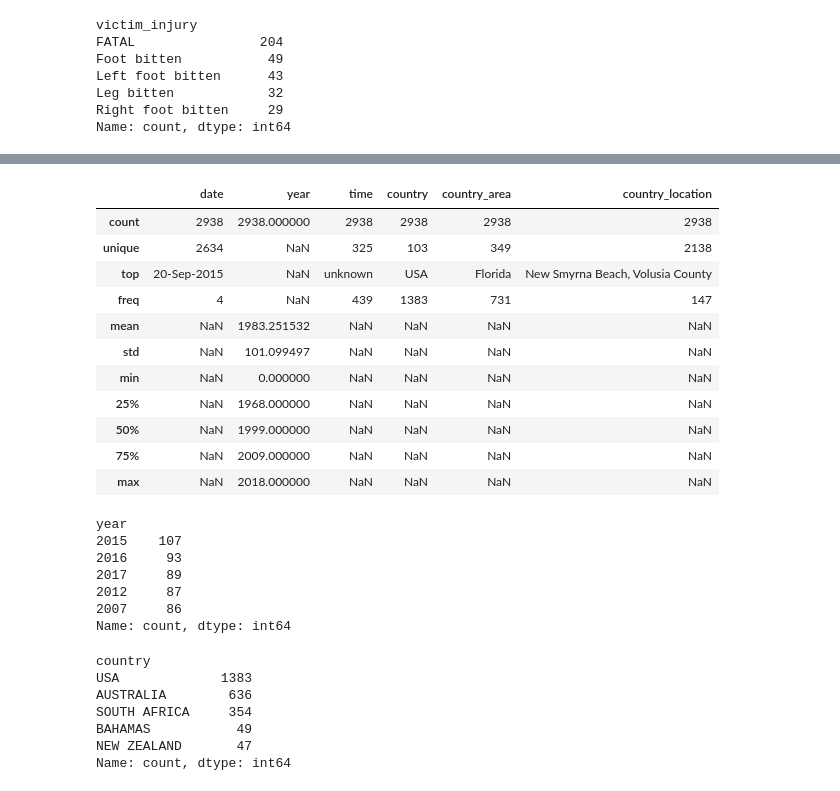
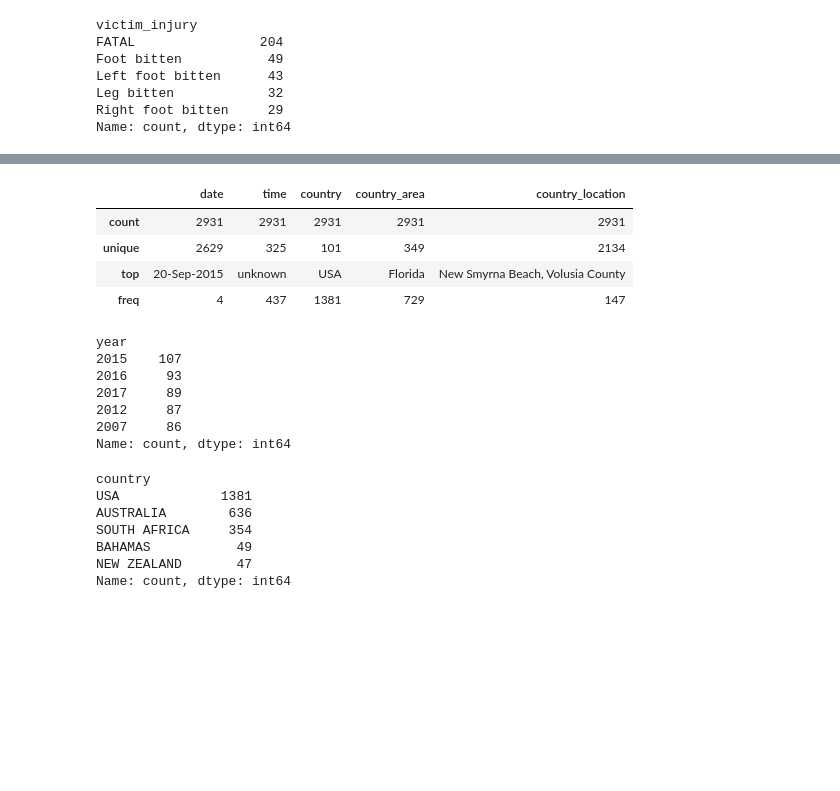
Before and after one commit to Blanca95/ataque_de_tiburones, a Jupyter notebook: main.ipynb, the cells around one changed output, grey strips where cells are left out. Drawn from its saved outputs; the diff is of its cells as text; code cells hidden in the pictures; blank space fills up the shorter version.

```diff
--- a/main.ipynb
+++ b/main.ipynb
@@ -253,0 +256,10 @@ shark['shark_species'].unique()
+# %%
+mapping = {
+    'M': 'N',
+    ' N': 'N',
+    '2017': 'UNKNOWN',
+    'unknown': 'UNKNOWN'
+}
+
+shark['victim_fatality'] = shark['victim_fatality'].replace(mapping)
+print(shark)
@@ -253,0 +326,19 @@ shark['shark_species'].unique()
+# %%
+corrections = {
+    'COLUMBIA': 'COLOMBIA',
+    'CHINA': 'CHINA',
+    'EGYPT / ISRAEL': 'EGYPT / ISRAEL',
+    'HONG KONG': 'HONG KONG',
+    'NEW GUINEA': 'NEW GUINEA',
+    'DOMINICAN REPUBLIC': 'DOMINICAN REPUBLIC',
+    'FEDERATED STATES OF MICRONESIA': 'MICRONESIA',
+    'MID ATLANTIC OCEAN': 'ATLANTIC OCEAN',
+    'NORTH PACIFIC OCEAN': 'PACIFIC OCEAN',
+    'NORTH SEA': 'NORTH SEA',
+    'NICARAGUA': 'NICARAGUA',
+    'EGYPT': 'EGYPT'
+}
+
+shark['country'] = shark['country'].replace(corrections)
+unique_countries = shark['country'].unique()
+print(unique_countries)
@@ -253,0 +386,2 @@ shark['shark_species'].unique()
+# %%
+shark.drop(shark[shark['year'] == 0].index, inplace=True)
@@ -253,0 +411,2 @@ shark['shark_species'].unique()
+# %%
+shark['shark_attack_type'] = shark['shark_attack_type'].apply(lambda x: 'Boating' if x == 'Boat' else x)
@@ -509,19 +640,12 @@ shark.pivot_table(index=['shark_species'],
 # %%
 subset3 = shark[['date', 'year', 'time', 'country', 'country_area', 'country_location']]
-subset3.describe(include='all') #de aqui saco otros datos como la fecha y el lugar
+subset3.describe(include='object') #de aqui saco otros datos como la fecha y el lugar
 # %% [output]
-|  | date | year | time | country | country_area | country_location |
-| count | 2938 | 2938.000000 | 2938 | 2938 | 2938 | 2938 |
-| unique | 2634 | NaN | 325 | 103 | 349 | 2138 |
-| top | 20-Sep-2015 | NaN | unknown | USA | Florida | New Smyrna Beach, Volusia County |
-| freq | 4 | NaN | 439 | 1383 | 731 | 147 |
-| mean | NaN | 1983.251532 | NaN | NaN | NaN | NaN |
-| std | NaN | 101.099497 | NaN | NaN | NaN | NaN |
-| min | NaN | 0.000000 | NaN | NaN | NaN | NaN |
-| 25% | NaN | 1968.000000 | NaN | NaN | NaN | NaN |
-| 50% | NaN | 1999.000000 | NaN | NaN | NaN | NaN |
-| 75% | NaN | 2009.000000 | NaN | NaN | NaN | NaN |
-| max | NaN | 2018.000000 | NaN | NaN | NaN | NaN |
+|  | date | time | country | country_area | country_location |
+| count | 2931 | 2931 | 2931 | 2931 | 2931 |
+| unique | 2629 | 325 | 101 | 349 | 2134 |
+| top | 20-Sep-2015 | unknown | USA | Florida | New Smyrna Beach, Volusia County |
+| freq | 4 | 437 | 1381 | 729 | 147 |
 # %%
 shark.year.value_counts().head()
 # %% [output]
@@ -536,7 +660,7 @@ Name: count, dtype: int64
 shark.country.value_counts().head()
 # %% [output]
 country
-USA             1383
+USA             1381
 AUSTRALIA        636
 SOUTH AFRICA     354
 BAHAMAS           49
```
Also changed, not shown: parts of 80 cells of this notebook, 4 other files.
